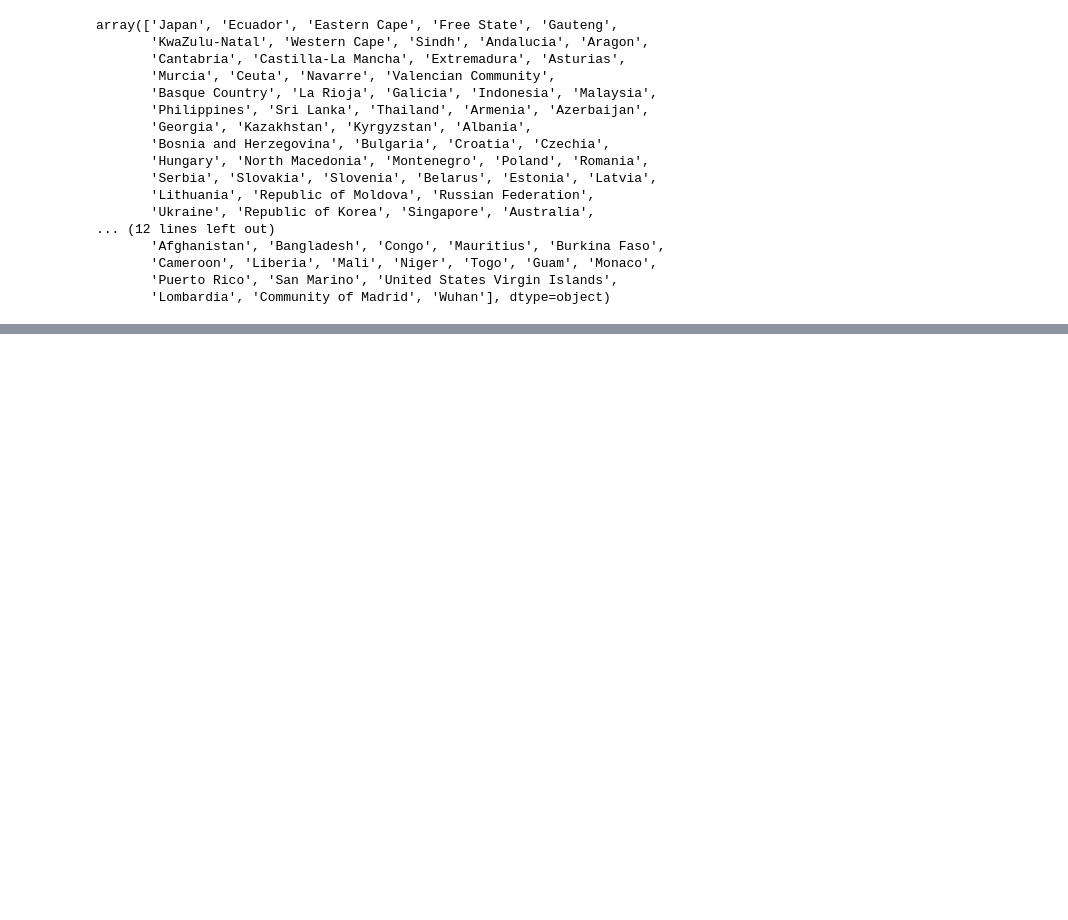
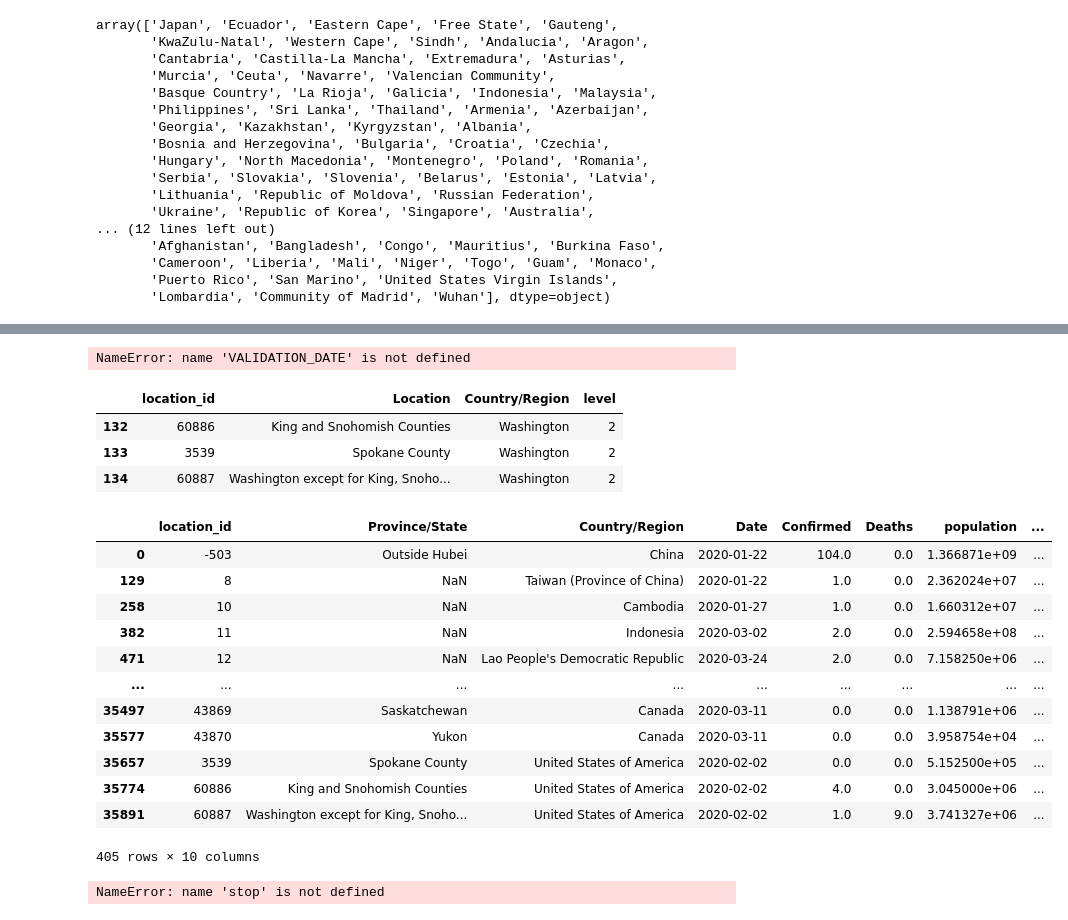
Before and after one commit to ihmeuw/covid-model-deaths, a Jupyter notebook: notebooks/run_all_loop.ipynb, the cells around one changed output, grey strips where cells are left out. Cells and saved outputs as stored; diff of their text form; code cells hidden in the pictures; blank space fills up the shorter version.

Commit message:
Fixed a few things, more locations available now.

```diff
--- a/notebooks/run_all_loop.ipynb
+++ b/notebooks/run_all_loop.ipynb
@@ -25,7 +25,8 @@ DATA_DATE = "2020_05_29" # Date for all data used
 # Completed these "2020-03-27", "2020-04-03", "2020-04-10",
 # "2020-04-17" breaks, do the rest?
 date_list = ["2020-04-24","2020-05-01","2020-05-08","2020-05-15","2020-05-22","2020-05-29"]
-date_list = ["2020-04-17"]
+date_list = ["2020-03-27", "2020-04-03", "2020-04-10", "2020-04-17"]
+date_list = ["2020-04-07","2020-04-09","2020-04-11","2020-04-14","2020-04-21","2020-04-28"]
 # %%
 # for day in date_list:
 #     VALIDATION_DATE = day # Date to use data upto and including
@@ -813,0 +787,67 @@ loc_df
+# %%
+VALIDATION_FOLDER = re.sub("-", "_", VALIDATION_DATE)
+CODE_DIR = os.path.abspath('../src/covid_model_deaths')
+OUTPUT_DIR = f'/ihme/covid-19/deaths/{RUN_TYPE}/{DATA_DATE}/{VALIDATION_FOLDER}'
+if not os.path.exists(f'/ihme/covid-19/deaths/{RUN_TYPE}/{DATA_DATE}'):
+    os.mkdir(f'/ihme/covid-19/deaths/{RUN_TYPE}/{DATA_DATE}')
+if not os.path.exists(OUTPUT_DIR):
+    os.mkdir(OUTPUT_DIR)
+inputs = InputsContext(f'/ihme/covid-19/model-inputs/{MODEL_INPUTS_VERSION}')
+checkpoint = Checkpoint(OUTPUT_DIR)
+
+full_df = checkpoint.load('full_data')
+death_df = checkpoint.load('deaths')
+age_pop_df = checkpoint.load('age_pop')
+age_death_df = checkpoint.load('age_death')
+date_mean_df = checkpoint.load('date_mean')
+last_day_df = checkpoint.load('last_day')
+leading_indicator_df = checkpoint.load('leading_indicator')
+loc_df = checkpoint.load('location')
+
+loc_df = loc_df[loc_df['location_id'].isin([3539])]
+
+submodel_dict = runner.submit_models(death_df, age_pop_df, age_death_df, date_mean_df, leading_indicator_df,
+                                     loc_df, r0_locs,
+                                     PEAK_FILE, OUTPUT_DIR,
+                                     SNAPSHOT_VERSION, MODEL_INPUTS_VERSION,
+                                     R0_FILE, CODE_DIR, NO_PSEUDO)
+# %% [output]
+NameError: name 'VALIDATION_DATE' is not defined
+# %%
+loc_df.head()
+loc_df = loc_df[loc_df['location_id'].isin([3539, 60886, 60887])]
+loc_df
+# %% [output]
+|  | location_id | Location | Country/Region | level |
+| 132 | 60886 | King and Snohomish Counties | Washington | 2 |
+| 133 | 3539 | Spokane County | Washington | 2 |
+| 134 | 60887 | Washington except for King, Snoho... | Washington | 2 |
+# %%
+full_df.head()
+full_df.groupby('location_id').head(1)
+# %% [output]
+|  | location_id | Province/State | Country/Region | Date | Confirmed | Deaths | population | ... |
+| 0 | -503 | Outside Hubei | China | 2020-01-22 | 104.0 | 0.0 | 1.366871e+09 | ... |
+| 129 | 8 | NaN | Taiwan (Province of China) | 2020-01-22 | 1.0 | 0.0 | 2.362024e+07 | ... |
+| 258 | 10 | NaN | Cambodia | 2020-01-27 | 1.0 | 0.0 | 1.660312e+07 | ... |
+| 382 | 11 | NaN | Indonesia | 2020-03-02 | 2.0 | 0.0 | 2.594658e+08 | ... |
+| 471 | 12 | NaN | Lao People's Democratic Republic | 2020-03-24 | 2.0 | 0.0 | 7.158250e+06 | ... |
+| ... | ... | ... | ... | ... | ... | ... | ... | ... |
+| 35497 | 43869 | Saskatchewan | Canada | 2020-03-11 | 0.0 | 0.0 | 1.138791e+06 | ... |
+| 35577 | 43870 | Yukon | Canada | 2020-03-11 | 0.0 | 0.0 | 3.958754e+04 | ... |
+| 35657 | 3539 | Spokane County | United States of America | 2020-02-02 | 0.0 | 0.0 | 5.152500e+05 | ... |
+| 35774 | 60886 | King and Snohomish Counties | United States of America | 2020-02-02 | 4.0 | 0.0 | 3.045000e+06 | ... |
+| 35891 | 60887 | Washington except for King, Snoho... | United States of America | 2020-02-02 | 1.0 | 9.0 | 3.741327e+06 | ... |
+405 rows × 10 columns
+# %%
+date_mean_df = runner.make_date_mean_df(threshold_dates)
+last_day_df = runner.make_last_day_df(smoothed_death_df,date_mean_df)
+last_day_df.to_csv(f'{OUTPUT_DIR}/last_day.csv', index=False)
+
+# this seems to be where some states are lost.
+# smoothed_death_df.to_csv(f'{OUTPUT_DIR}/smoothed_death_df.csv', index=False)
+date_mean_df.to_csv(f'{OUTPUT_DIR}/date_mean_df.csv', index=False)
+
+stop
+# %% [output]
+NameError: name 'stop' is not defined
```
Also changed, not shown: parts of 2 cells of this notebook, 1 other file.
